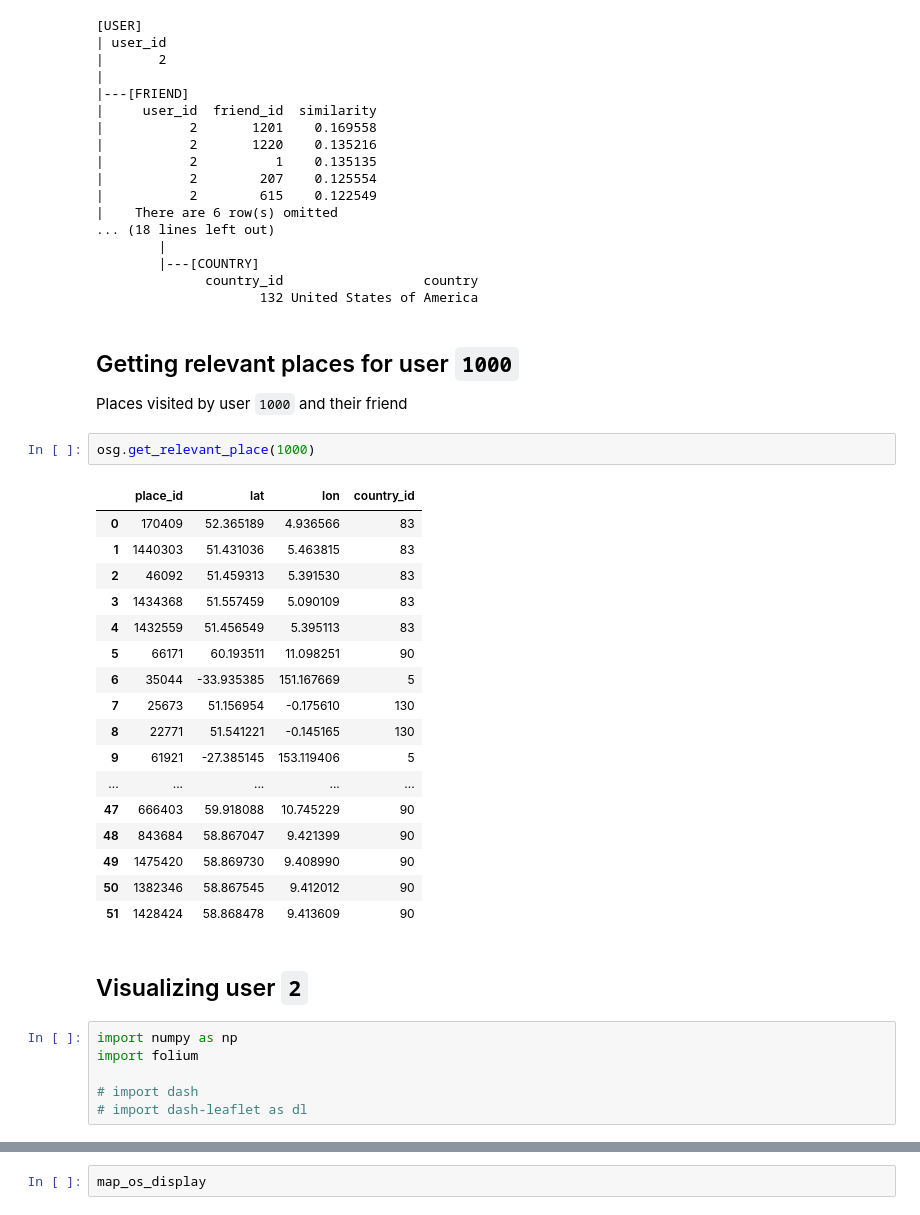
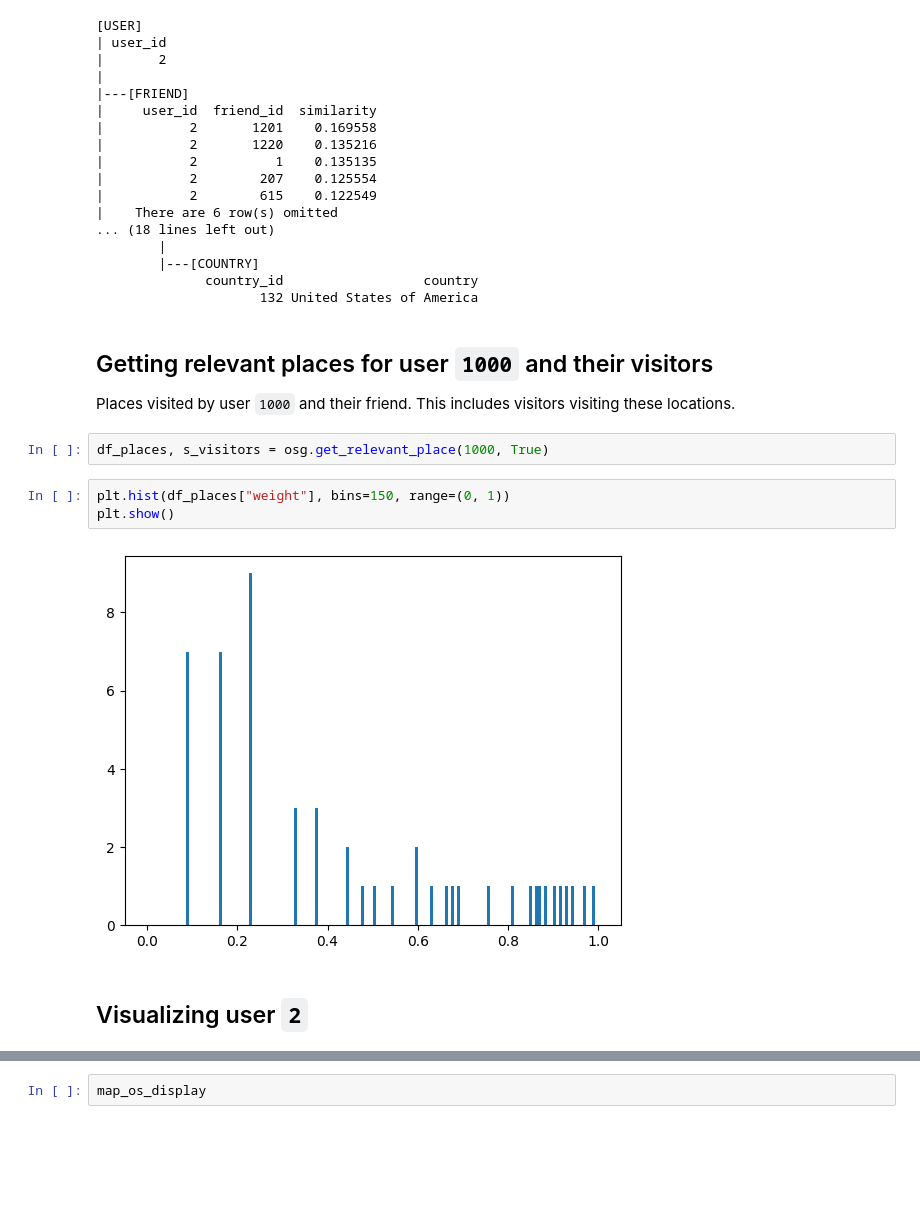
Before and after one commit to mjorrico/spatial-data-visualizer, a Jupyter notebook: object_summary_demo.ipynb, the cells around one changed output, grey strips where cells are left out. Cells and saved outputs as stored; diff of their text form; blank space fills up the shorter version.

```diff
--- a/object_summary_demo.ipynb
+++ b/object_summary_demo.ipynb
@@ -138,37 +135,18 @@ print(os1)
               country_id                  country
                      132 United States of America
 # %% [markdown]
-## Getting relevant places for user `1000`
+## Getting relevant places for user `1000` and their visitors
 
-Places visited by user `1000` and their friend
+Places visited by user `1000` and their friend. This includes visitors visiting these locations.
 # %%
-osg.get_relevant_place(1000)
+df_places, s_visitors = osg.get_relevant_place(1000, True)
-# %% [output]
-|  | place_id | lat | lon | country_id |
-| 0 | 170409 | 52.365189 | 4.936566 | 83 |
-| 1 | 1440303 | 51.431036 | 5.463815 | 83 |
-| 2 | 46092 | 51.459313 | 5.391530 | 83 |
-| 3 | 1434368 | 51.557459 | 5.090109 | 83 |
-| 4 | 1432559 | 51.456549 | 5.395113 | 83 |
-| 5 | 66171 | 60.193511 | 11.098251 | 90 |
-| 6 | 35044 | -33.935385 | 151.167669 | 5 |
-| 7 | 25673 | 51.156954 | -0.175610 | 130 |
-| 8 | 22771 | 51.541221 | -0.145165 | 130 |
-| 9 | 61921 | -27.385145 | 153.119406 | 5 |
-| ... | ... | ... | ... | ... |
-| 47 | 666403 | 59.918088 | 10.745229 | 90 |
-| 48 | 843684 | 58.867047 | 9.421399 | 90 |
-| 49 | 1475420 | 58.869730 | 9.408990 | 90 |
-| 50 | 1382346 | 58.867545 | 9.412012 | 90 |
-| 51 | 1428424 | 58.868478 | 9.413609 | 90 |
+# %%
+plt.hist(df_places["weight"], bins=150, range=(0, 1))
+plt.show()
+# %% [output]
+[figure, added]
 # %% [markdown]
 ## Visualizing user `2`
-# %%
-import numpy as np
-import folium
-
-# import dash
-# import dash-leaflet as dl
 # %%
 user = 2
 
```
Also changed, not shown: parts of 10 cells of this notebook, 2 other files.
